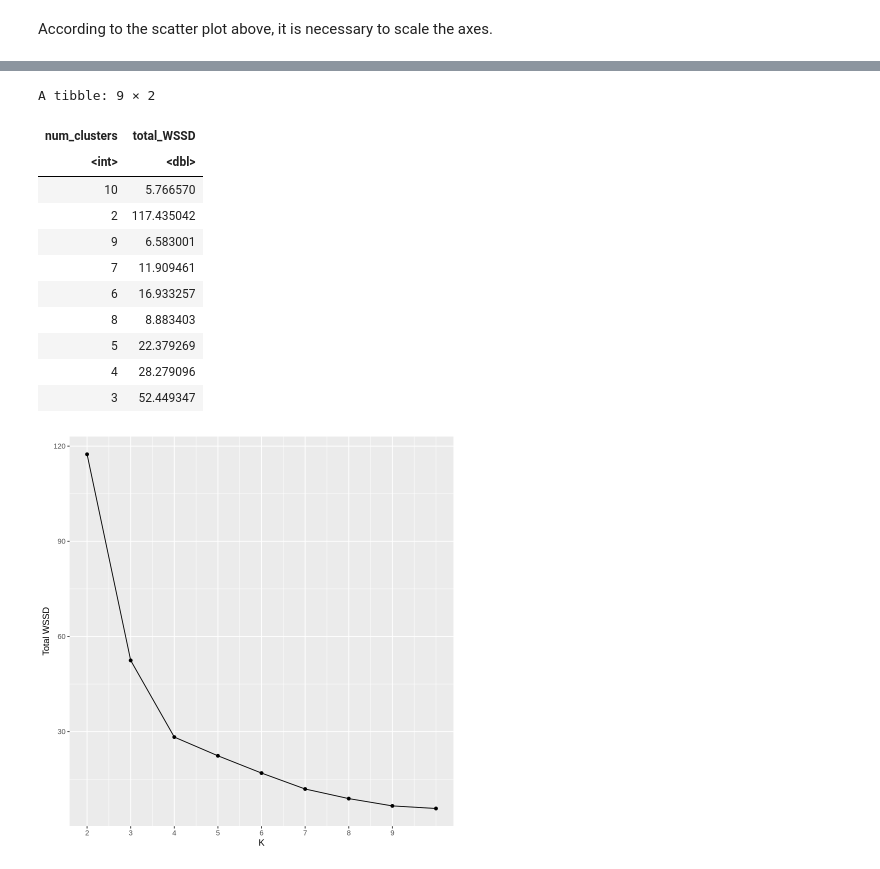
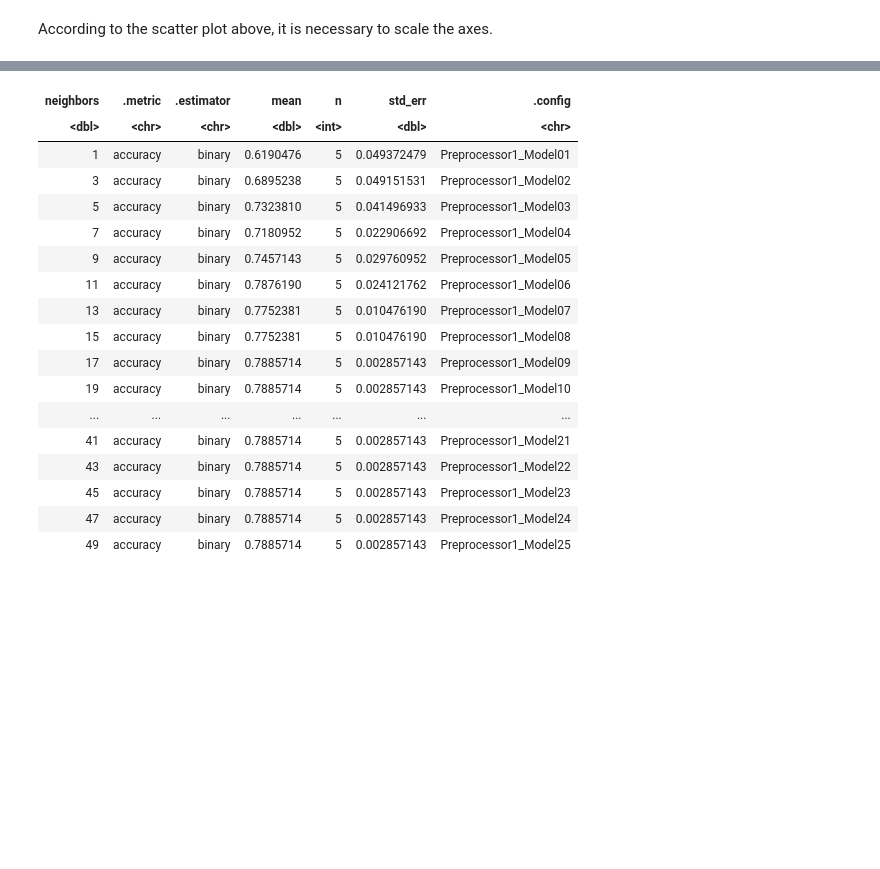
Before and after one commit to shimkelly/dsci-100-2025S1-project, a Jupyter notebook: dsci100-project.ipynb, the cells around one changed output, grey strips where cells are left out. Drawn from its saved outputs; the diff is of its cells as text; code cells hidden in the pictures; blank space fills up the shorter version.

Commit message:
Re-wrangled data and chose K for classification
Used the model to predict the test data. Need to check accuracy, precision, recall, and conf matrix

```diff
--- a/dsci100-project.ipynb
+++ b/dsci100-project.ipynb
@@ -63,8 +65,11 @@ A tibble: 6 × 7
 # data wrangling
 
 players_clean <- players |>
-                select(played_hours, Age) |>
-                filter(played_hours != is.na(played_hours) & Age != is.na(Age))
+                select(-subscribe, -hashedEmail, -name) |>
+                filter(played_hours != is.na(played_hours) & Age != is.na(Age)) |>
+                filter(gender == "Male" | gender == "Female") |>
+                mutate(experience = as_factor(experience)) |>
+                mutate(gender = as_factor(gender))
 
 head(players_clean)
 # %% [output]
@@ -96,31 +113,29 @@ According to the scatter plot above, it is necessary to scale the axes.
 # %%
+# split data
+players_split <- initial_split(players_clean, prop = 0.75, strata = gender)
+players_train <- training(players_split)
+players_test <- testing(players_split)
+
 # recipe
-kmeans_recipe <- recipe(~., data = players_clean) |>
+knn_recipe <- recipe(gender ~ played_hours + Age, data = players_clean) |>
                 step_scale(all_predictors()) |>
-                step_center(all_predictors)
+                step_center(all_predictors())
 
 # choosing num of k
-k_vals <- tibble(num_clusters = 1:9)
+k_vals <- tibble(neighbors = seq(from = 1, to = 50, by = 2))
 
-kmeans_spec_tune <- k_means(num_clusters = tune()) |>
-            set_engine("stats", nstart = 1000)
+knn_spec_tune <- nearest_neighbor(weight_func = "rectangular",
+                                   neighbors = tune()) |>
+                set_engine("kknn") |>
+                set_mode("classification")
 
-kmeans_results <- workflow() |>
-                add_recipe(kmeans_recipe) |>
-                add_model(kmeans_spec_tune) |>
-                tune_cluster(resamples = apparent(players_clean), grid(k_vals)) |>
+players_vfold <- vfold_cv(players_train, v = 5, strata = gender)
+
+knn_results <- workflow() |>
+                add_recipe(knn_recipe) |>
+                add_model(knn_spec_tune) |>
+                tune_grid(resamples = players_vfold, grid = k_vals) |>
                 collect_metrics() |>
-                filter(.metric == "sse_within_total") |>
-                mutate(total_WSSD = mean) |>
-                select(num_clusters, total_WSSD)
-
-kmeans_elbow <- kmeans_results |>
-                ggplot(aes(x = num_clusters, y = total_WSSD)) +
-                geom_point() +
-                geom_line(group = 1) +
-                xlab("K") +
-                ylab("Total WSSD") +
-                scale_x_continuous(breaks = 1:9)
-kmeans_results
-kmeans_elbow
+                filter(.metric == "accuracy")
+knn_results
 # %% [output]
@@ -129,13 +143,18 @@ Warning message:
-A tibble: 9 × 2
-| num_clusters | total_WSSD |
-| <int> | <dbl> |
-| 10 | 5.766570 |
-| 2 | 117.435042 |
-| 9 | 6.583001 |
-| 7 | 11.909461 |
-| 6 | 16.933257 |
-| 8 | 8.883403 |
-| 5 | 22.379269 |
-| 4 | 28.279096 |
-| 3 | 52.449347 |
+| neighbors | .metric | .estimator | mean | n | std_err | .config |
+| <dbl> | <chr> | <chr> | <dbl> | <int> | <dbl> | <chr> |
+| 1 | accuracy | binary | 0.6190476 | 5 | 0.049372479 | Preprocessor1_Model01 |
+| 3 | accuracy | binary | 0.6895238 | 5 | 0.049151531 | Preprocessor1_Model02 |
+| 5 | accuracy | binary | 0.7323810 | 5 | 0.041496933 | Preprocessor1_Model03 |
+| 7 | accuracy | binary | 0.7180952 | 5 | 0.022906692 | Preprocessor1_Model04 |
+| 9 | accuracy | binary | 0.7457143 | 5 | 0.029760952 | Preprocessor1_Model05 |
+| 11 | accuracy | binary | 0.7876190 | 5 | 0.024121762 | Preprocessor1_Model06 |
+| 13 | accuracy | binary | 0.7752381 | 5 | 0.010476190 | Preprocessor1_Model07 |
+| 15 | accuracy | binary | 0.7752381 | 5 | 0.010476190 | Preprocessor1_Model08 |
+| 17 | accuracy | binary | 0.7885714 | 5 | 0.002857143 | Preprocessor1_Model09 |
+| 19 | accuracy | binary | 0.7885714 | 5 | 0.002857143 | Preprocessor1_Model10 |
+| ... | ... | ... | ... | ... | ... | ... |
+| 41 | accuracy | binary | 0.7885714 | 5 | 0.002857143 | Preprocessor1_Model21 |
+| 43 | accuracy | binary | 0.7885714 | 5 | 0.002857143 | Preprocessor1_Model22 |
+| 45 | accuracy | binary | 0.7885714 | 5 | 0.002857143 | Preprocessor1_Model23 |
+| 47 | accuracy | binary | 0.7885714 | 5 | 0.002857143 | Preprocessor1_Model24 |
+| 49 | accuracy | binary | 0.7885714 | 5 | 0.002857143 | Preprocessor1_Model25 |
-[figure, removed]
```
Also changed, not shown: parts of 8 cells of this notebook.
